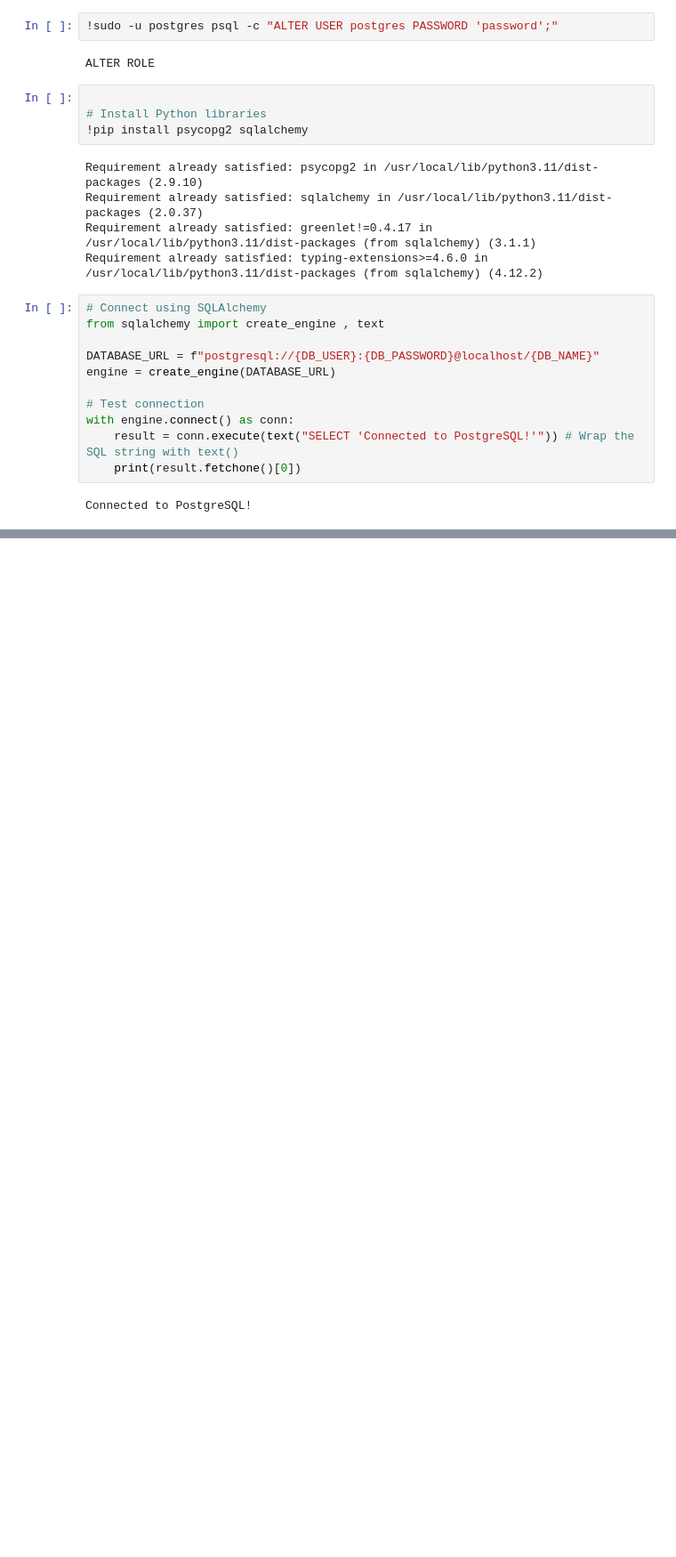
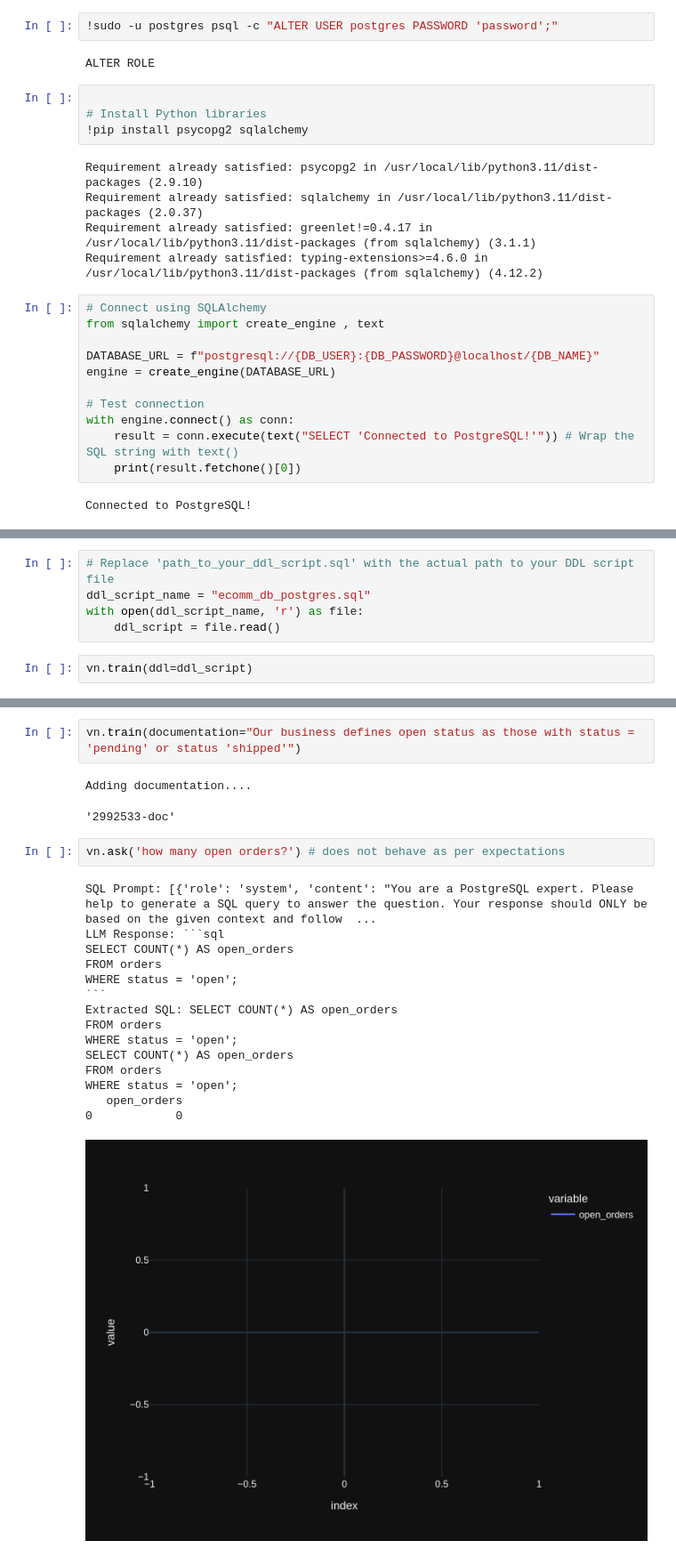
Before and after one commit to CalvHobbes/ecomm_ai, a Jupyter notebook: ecomm_vana.ipynb, the cells around one changed output, grey strips where cells are left out. Shown: that part at 89% size. Drawn from its saved outputs; the diff is of its cells as text; blank space fills up the shorter version.

````diff
--- a/ecomm_vana.ipynb
+++ b/ecomm_vana.ipynb
@@ -115,0 +207,7 @@ Connected to PostgreSQL!
+# %%
+# Replace 'path_to_your_ddl_script.sql' with the actual path to your DDL script file
+ddl_script_name = "ecomm_db_postgres.sql"
+with open(ddl_script_name, 'r') as file:
+    ddl_script = file.read()
+# %%
+vn.train(ddl=ddl_script)
@@ -115,0 +233,23 @@ Connected to PostgreSQL!
+# %%
+vn.train(documentation="Our business defines open status as those with status = 'pending' or status 'shipped'")
+# %% [output]
+Adding documentation....
+'2992533-doc'
+# %%
+vn.ask('how many open orders?') # does not behave as per expectations
+# %% [output]
+SQL Prompt: [{'role': 'system', 'content': "You are a PostgreSQL expert. Please help to generate a SQL query to answer the question. Your response should ONLY be based on the given context and follow  ...
+LLM Response: ```sql
+SELECT COUNT(*) AS open_orders
+FROM orders
+WHERE status = 'open';
+```
+Extracted SQL: SELECT COUNT(*) AS open_orders
+FROM orders
+WHERE status = 'open';
+SELECT COUNT(*) AS open_orders
+FROM orders
+WHERE status = 'open';
+   open_orders
+0            0
+[figure, added]
````
Also changed, not shown: parts of 9 cells of this notebook.
